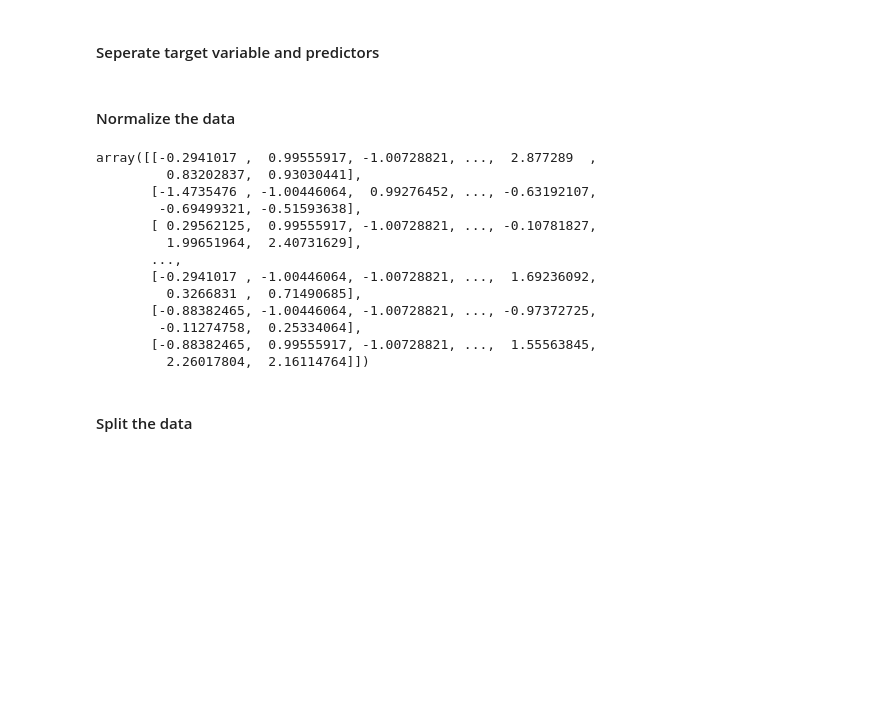
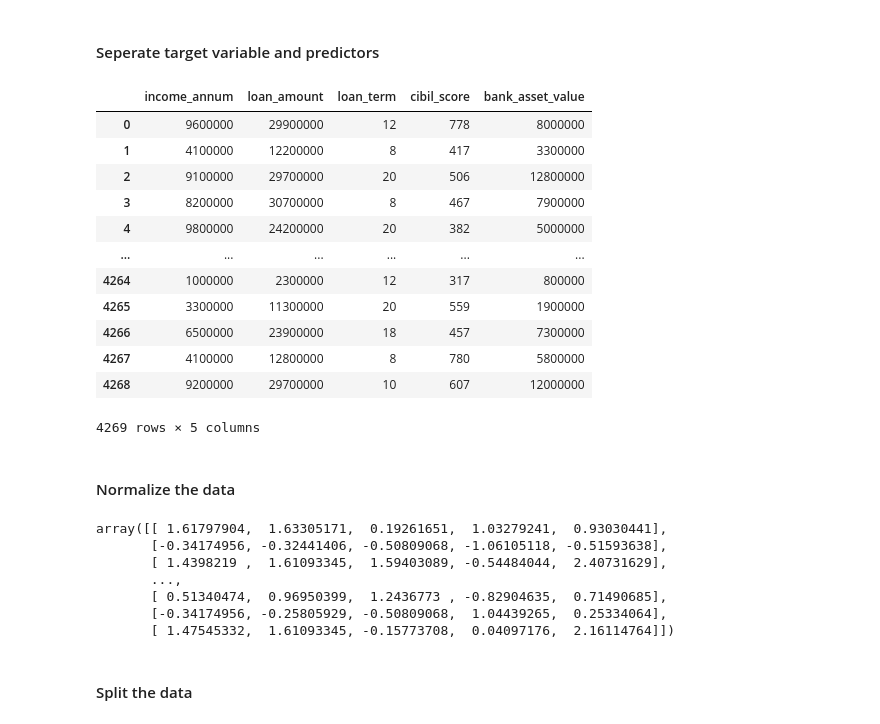
Before and after one commit to mozzam123/Loan-Approval-Prediction-Logistic-Regression, a Jupyter notebook: main.ipynb, the cells around one changed output. Saved outputs shown, nothing was run; the diff lists cells and outputs as text; code cells hidden in the pictures; blank space fills up the shorter version.

```diff
--- a/main.ipynb
+++ b/main.ipynb
@@ -132,8 +132,23 @@ data.head()
 #### Seperate target variable and predictors
 # %%
 # Separating features and target variable
-X = data.drop('loan_status', axis=1)
+X = data.drop(['loan_status', 'no_of_dependents','education', 'residential_assets_value', 'commercial_assets_value', 'luxury_assets_value', "self_employed"], axis=1)
 y = data['loan_status']
+X
+# %% [output]
+|  | income_annum | loan_amount | loan_term | cibil_score | bank_asset_value |
+| 0 | 9600000 | 29900000 | 12 | 778 | 8000000 |
+| 1 | 4100000 | 12200000 | 8 | 417 | 3300000 |
+| 2 | 9100000 | 29700000 | 20 | 506 | 12800000 |
+| 3 | 8200000 | 30700000 | 8 | 467 | 7900000 |
+| 4 | 9800000 | 24200000 | 20 | 382 | 5000000 |
+| ... | ... | ... | ... | ... | ... |
+| 4264 | 1000000 | 2300000 | 12 | 317 | 800000 |
+| 4265 | 3300000 | 11300000 | 20 | 559 | 1900000 |
+| 4266 | 6500000 | 23900000 | 18 | 457 | 7300000 |
+| 4267 | 4100000 | 12800000 | 8 | 780 | 5800000 |
+| 4268 | 9200000 | 29700000 | 10 | 607 | 12000000 |
+4269 rows × 5 columns
 # %% [markdown]
 #### Normalize the data
 # %%
@@ -147,19 +162,13 @@ X_scaled = scaler.fit_transform(X)
 # %%
 X_scaled
 # %% [output]
-array([[-0.2941017 ,  0.99555917, -1.00728821, ...,  2.877289  ,
-         0.83202837,  0.93030441],
-       [-1.4735476 , -1.00446064,  0.99276452, ..., -0.63192107,
-        -0.69499321, -0.51593638],
-       [ 0.29562125,  0.99555917, -1.00728821, ..., -0.10781827,
-         1.99651964,  2.40731629],
+array([[ 1.61797904,  1.63305171,  0.19261651,  1.03279241,  0.93030441],
+       [-0.34174956, -0.32441406, -0.50809068, -1.06105118, -0.51593638],
+       [ 1.4398219 ,  1.61093345,  1.59403089, -0.54484044,  2.40731629],
        ...,
-       [-0.2941017 , -1.00446064, -1.00728821, ...,  1.69236092,
-         0.3266831 ,  0.71490685],
-       [-0.88382465, -1.00446064, -1.00728821, ..., -0.97372725,
-        -0.11274758,  0.25334064],
-       [-0.88382465,  0.99555917, -1.00728821, ...,  1.55563845,
-         2.26017804,  2.16114764]])
+       [ 0.51340474,  0.96950399,  1.2436773 , -0.82904635,  0.71490685],
+       [-0.34174956, -0.25805929, -0.50809068,  1.04439265,  0.25334064],
+       [ 1.47545332,  1.61093345, -0.15773708,  0.04097176,  2.16114764]])
 # %% [markdown]
 #### Split the data
 # %%
```
Also changed, not shown: parts of 3 cells of this notebook.
